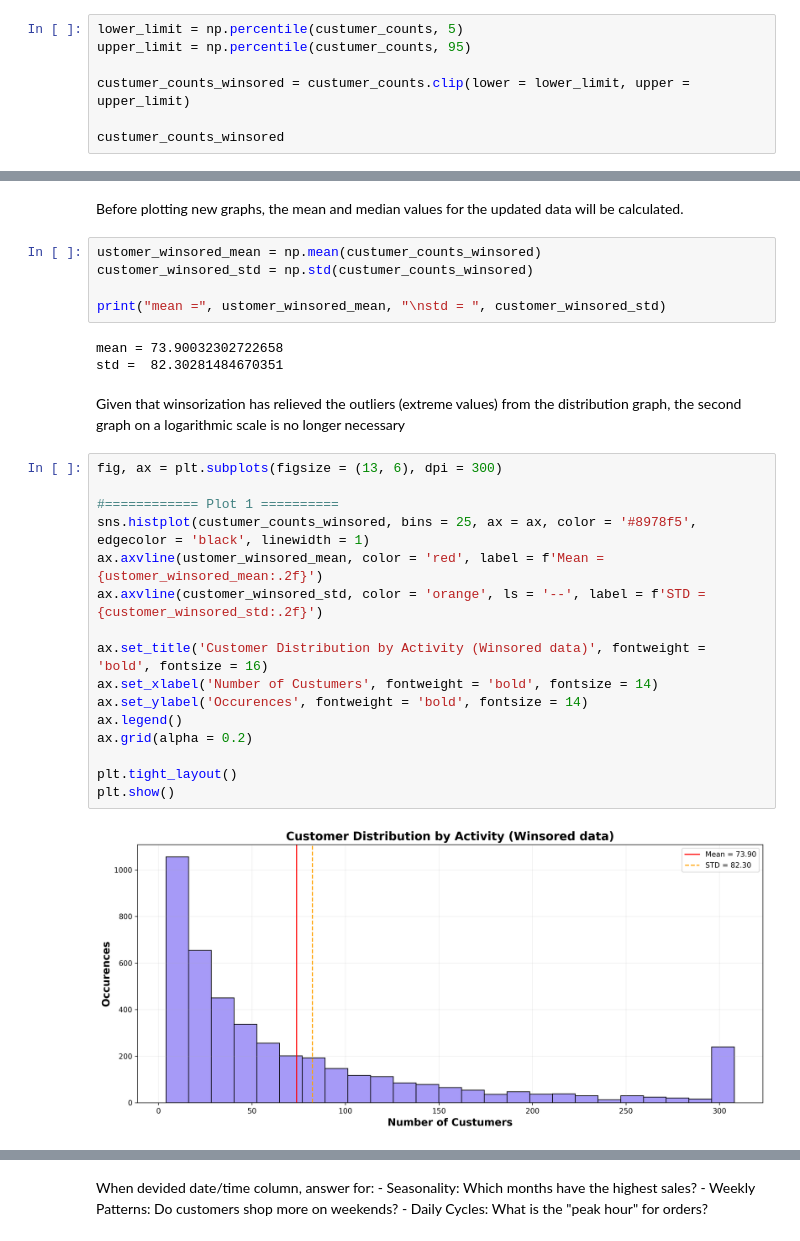
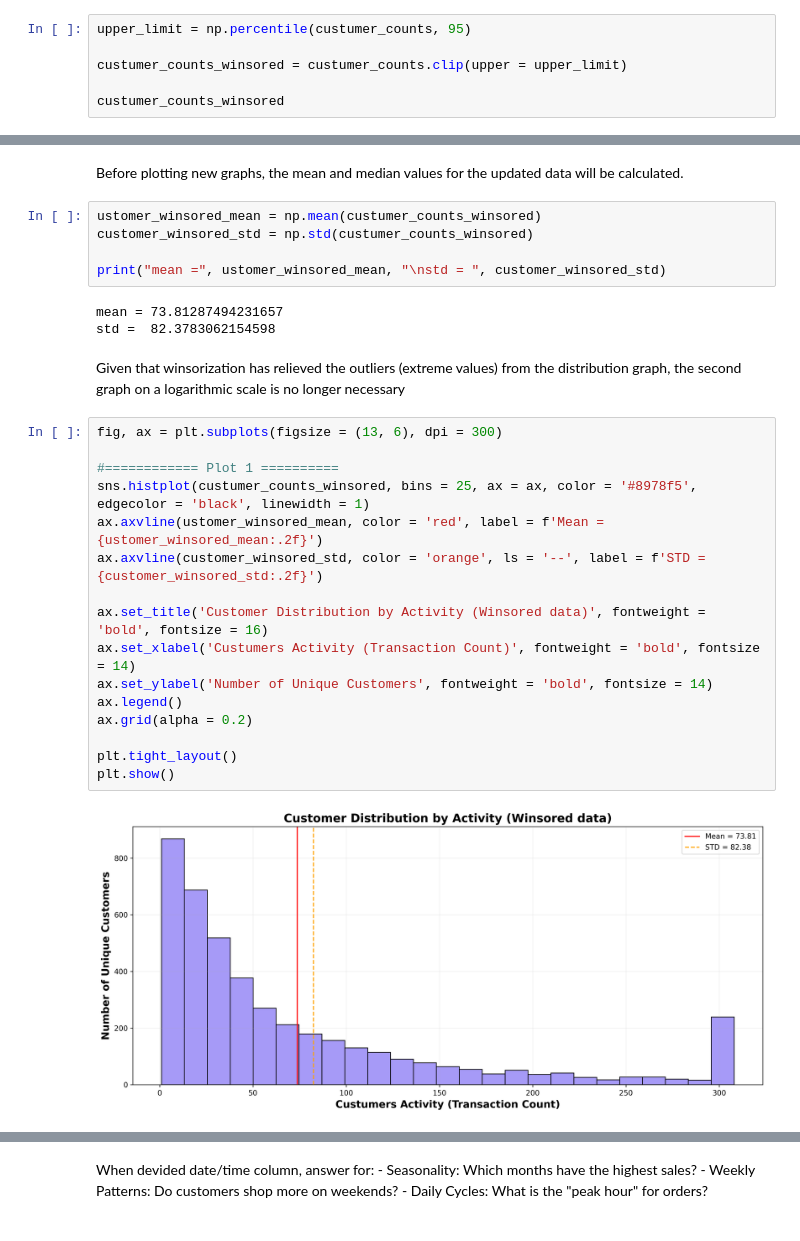
Before and after one commit to RV01011001/project_1-customer-segmentation, a Jupyter notebook: notebooks/03_exploratory_data_analysis.ipynb, the cells around one changed output, grey strips where cells are left out. Drawn from its saved outputs; the diff is of its cells as text.

```diff
--- a/notebooks/03_exploratory_data_analysis.ipynb
+++ b/notebooks/03_exploratory_data_analysis.ipynb
@@ -237,8 +242,7 @@ $$ IF\ value > 95th\ percentile\ THEN\ value\ = 95th\ percentile$$
 # %%
-lower_limit = np.percentile(custumer_counts, 5)
 upper_limit = np.percentile(custumer_counts, 95)
 
-custumer_counts_winsored = custumer_counts.clip(lower = lower_limit, upper = upper_limit)
+custumer_counts_winsored = custumer_counts.clip(upper = upper_limit)
 
 custumer_counts_winsored
 # %% [output]
@@ -263,25 +267,25 @@ customer_winsored_std = np.std(custumer_counts_winsored)
 
 print("mean =", ustomer_winsored_mean, "\nstd = ", customer_winsored_std)
 # %% [output]
-mean = 73.90032302722658
-std =  82.30281484670351
+mean = 73.81287494231657
+std =  82.3783062154598
 # %% [markdown]
 Given that winsorization has relieved the outliers (extreme values) from the distribution graph, the second graph on a logarithmic scale is no longer necessary
 # %%
 fig, ax = plt.subplots(figsize = (13, 6), dpi = 300)
 
 #============ Plot 1 ==========
 sns.histplot(custumer_counts_winsored, bins = 25, ax = ax, color = '#8978f5', edgecolor = 'black', linewidth = 1)
 ax.axvline(ustomer_winsored_mean, color = 'red', label = f'Mean = {ustomer_winsored_mean:.2f}')
 ax.axvline(customer_winsored_std, color = 'orange', ls = '--', label = f'STD = {customer_winsored_std:.2f}')
 
 ax.set_title('Customer Distribution by Activity (Winsored data)', fontweight = 'bold', fontsize = 16)
-ax.set_xlabel('Number of Custumers', fontweight = 'bold', fontsize = 14)
-ax.set_ylabel('Occurences', fontweight = 'bold', fontsize = 14)
+ax.set_xlabel('Custumers Activity (Transaction Count)', fontweight = 'bold', fontsize = 14)
+ax.set_ylabel('Number of Unique Customers', fontweight = 'bold', fontsize = 14)
 ax.legend()
 ax.grid(alpha = 0.2)
 
 plt.tight_layout()
 plt.show()
 # %% [output]
-[figure, old version]
+[figure, new version]
```
Also changed, not shown: parts of 18 cells of this notebook, 2 other files.
